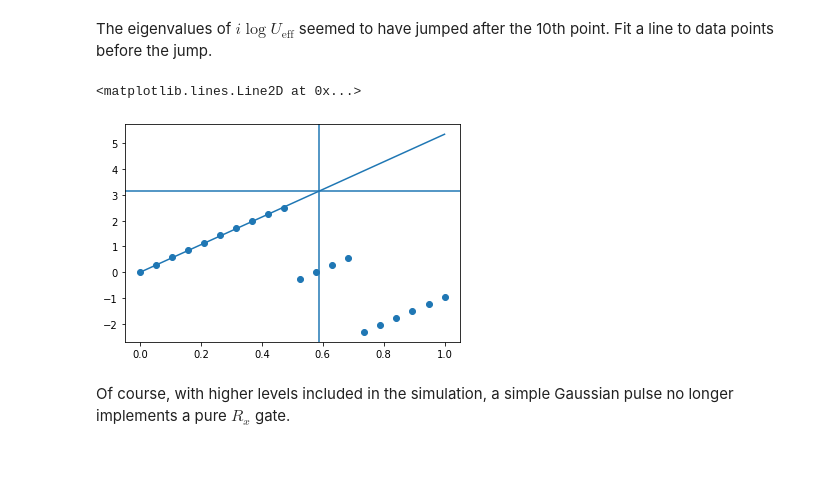
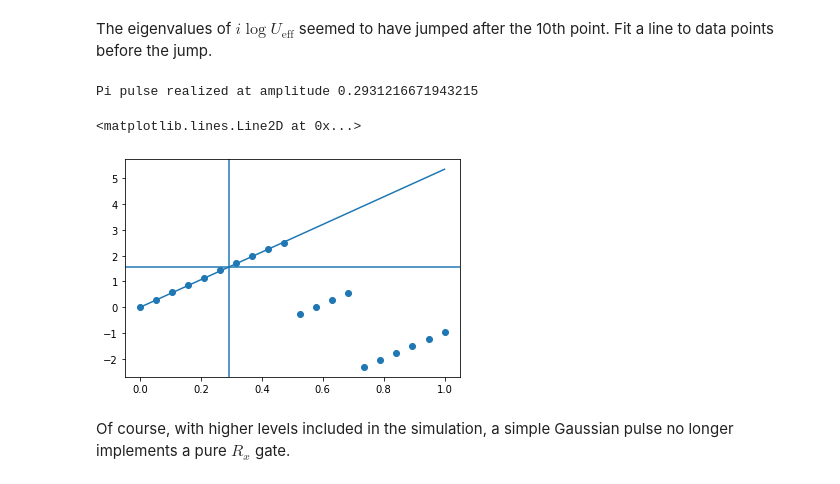
Before and after one commit to UTokyo-ICEPP/qudit-sim, a Jupyter notebook: demo.ipynb, the cells around one changed output. Drawn from its saved outputs; the diff is of its cells as text; code cells hidden in the pictures.

Commit message:
bugfix pi pulse

```diff
--- a/demo.ipynb
+++ b/demo.ipynb
@@ -430,13 +430,18 @@ The eigenvalues of $i \log U_{\mathrm{eff}}$ seemed to have jumped after the 10t
 # %%
 popt, _ = sciopt.curve_fit(lambda x, a: a * x, amplitudes[:10], x_coeff[:10])
 
+# pi pulse -> Ueff = exp(-i pi/2 X)
+pipulse_amp = np.pi / 2. / popt[0]
+print(f'Pi pulse realized at amplitude {pipulse_amp}')
+
 plt.scatter(amplitudes, x_coeff)
 plt.plot(amplitudes, popt[0] * amplitudes)
-plt.axhline(y=np.pi)
-plt.axvline(x=(np.pi / popt[0]))
+plt.axhline(y=(np.pi / 2.))
+plt.axvline(x=pipulse_amp)
 # %% [output]
-<matplotlib.lines.Line2D at 0x...>
+Pi pulse realized at amplitude 0.2931216671943215
+<matplotlib.lines.Line2D at 0x...>
-[figure, old version]
+[figure, new version]
 # %% [markdown]
 Of course, with higher levels included in the simulation, a simple Gaussian pulse no longer implements a pure $R_x$ gate.
 # %%
```
